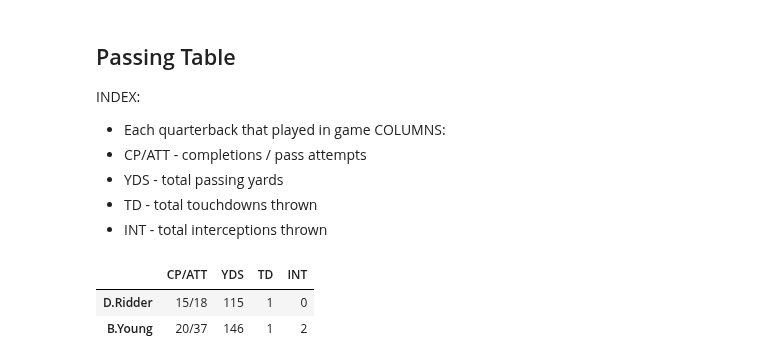
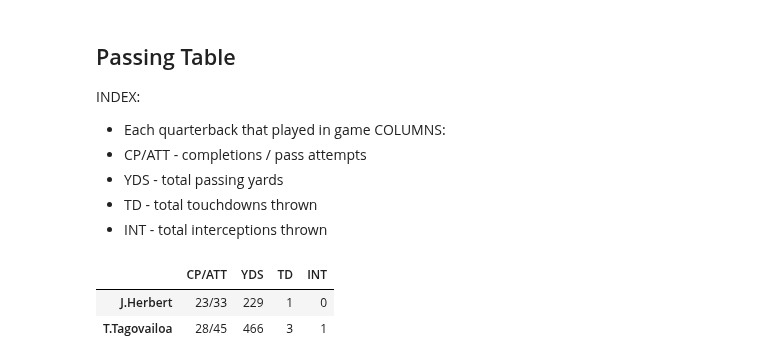
Before and after one commit to KeoniM/NFL_Data_Cleaning, a Jupyter notebook: NFL_Plays_Week1_2023.ipynb, the cells around one changed output. Drawn from its saved outputs; the diff is of its cells as text; code cells hidden in the pictures.

```diff
--- a/NFL_Plays_Week1_2023.ipynb
+++ b/NFL_Plays_Week1_2023.ipynb
@@ -4596,13 +4575,13 @@ COLUMNS:
 - TD - total touchdowns thrown
 - INT - total interceptions thrown
 # %%
-game_num = 8
+game_num = 10
 
 away_team = df_2023_week1_schedule['AwayTeam'].iloc[game_num]
 home_team = df_2023_week1_schedule['HomeTeam'].iloc[game_num]
 
 quarterback_table(away_team, home_team, df_week1_plays_cleaned, dict_teams_2)
 # %% [output]
 |  | CP/ATT | YDS | TD | INT |
-| D.Ridder | 15/18 | 115 | 1 | 0 |
-| B.Young | 20/37 | 146 | 1 | 2 |
+| J.Herbert | 23/33 | 229 | 1 | 0 |
+| T.Tagovailoa | 28/45 | 466 | 3 | 1 |
```
Also changed, not shown: parts of 26 cells of this notebook.
